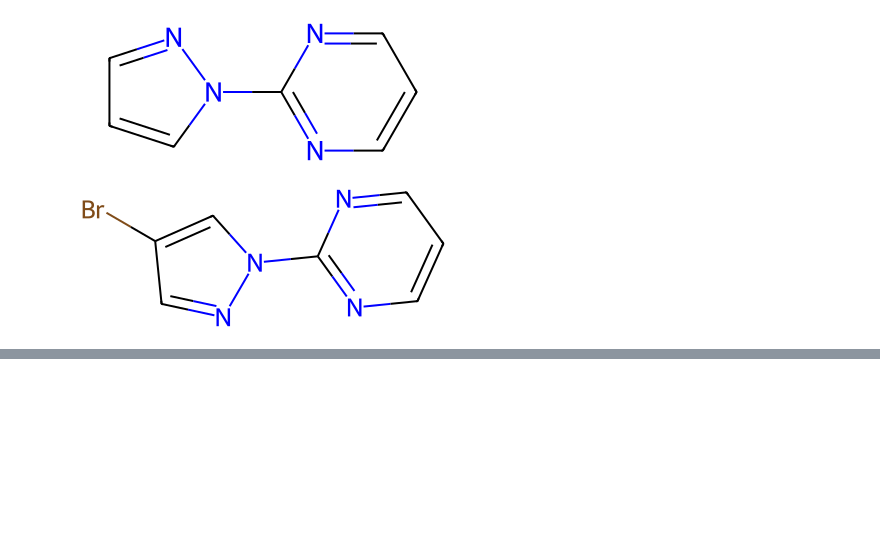
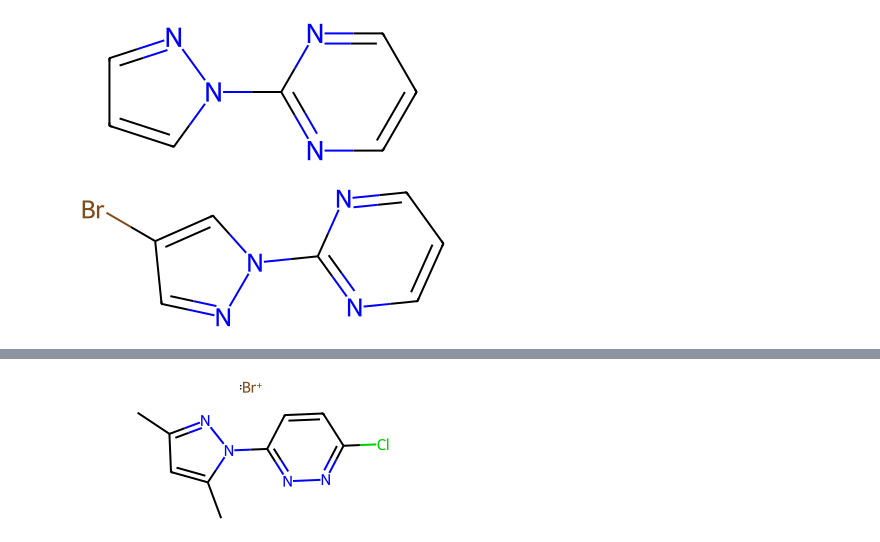
Before and after one commit to rhjvanworkum/virtual_reactions, a Jupyter notebook: Untitled.ipynb, the cells around one changed output, grey strips where cells are left out. Cells and saved outputs as stored; diff of their text form; code cells hidden in the pictures; blank space fills up the shorter version.

```diff
--- a/Untitled.ipynb
+++ b/Untitled.ipynb
@@ -73,3 +75,26 @@ Chem.MolFromSmiles('n1cccn1c1ncccn1')
 Chem.MolFromSmiles('Brc1cnn(-c2ncccn2)c1')
 # %% [output]
 [figure]
+# %%
+import os
+from reactions.eas.eas_dataset import Dataset, XtbSimulatedEasDataset
+from sklearn.metrics import roc_auc_score
+
+BASE_DIR = '/home/rhjvanworkum/virtual_reactions/calculations/'
+BASE_PATH = '/home/rhjvanworkum/virtual_reactions/'
+XTB_PATH = "/home/rhjvanworkum/xtb-6.5.1/bin/xtb"
+N_CPUS = 30
+N_CPUS_CONFORMERS = 4
+
+os.environ["BASE_DIR"] = BASE_DIR
+os.environ["BASE_PATH"] = BASE_PATH
+os.environ["XTB_PATH"] = XTB_PATH
+
+dataset = XtbSimulatedEasDataset(
+    csv_file_path="xtb_simulated_eas_2_opt.csv"
+)
+
+df = dataset.load(
+    aggregation_mode='avg',
+    margin=3 / 627.5
+)
@@ -75,0 +137,9 @@ Chem.MolFromSmiles('Brc1cnn(-c2ncccn2)c1')
+# %%
+#15
+
+idx = 15
+
+
+Chem.MolFromSmiles(df['substrates'].values[idx])
+# %% [output]
+[figure, added]
```
Also changed, not shown: parts of 6 cells of this notebook, 19 other files.
